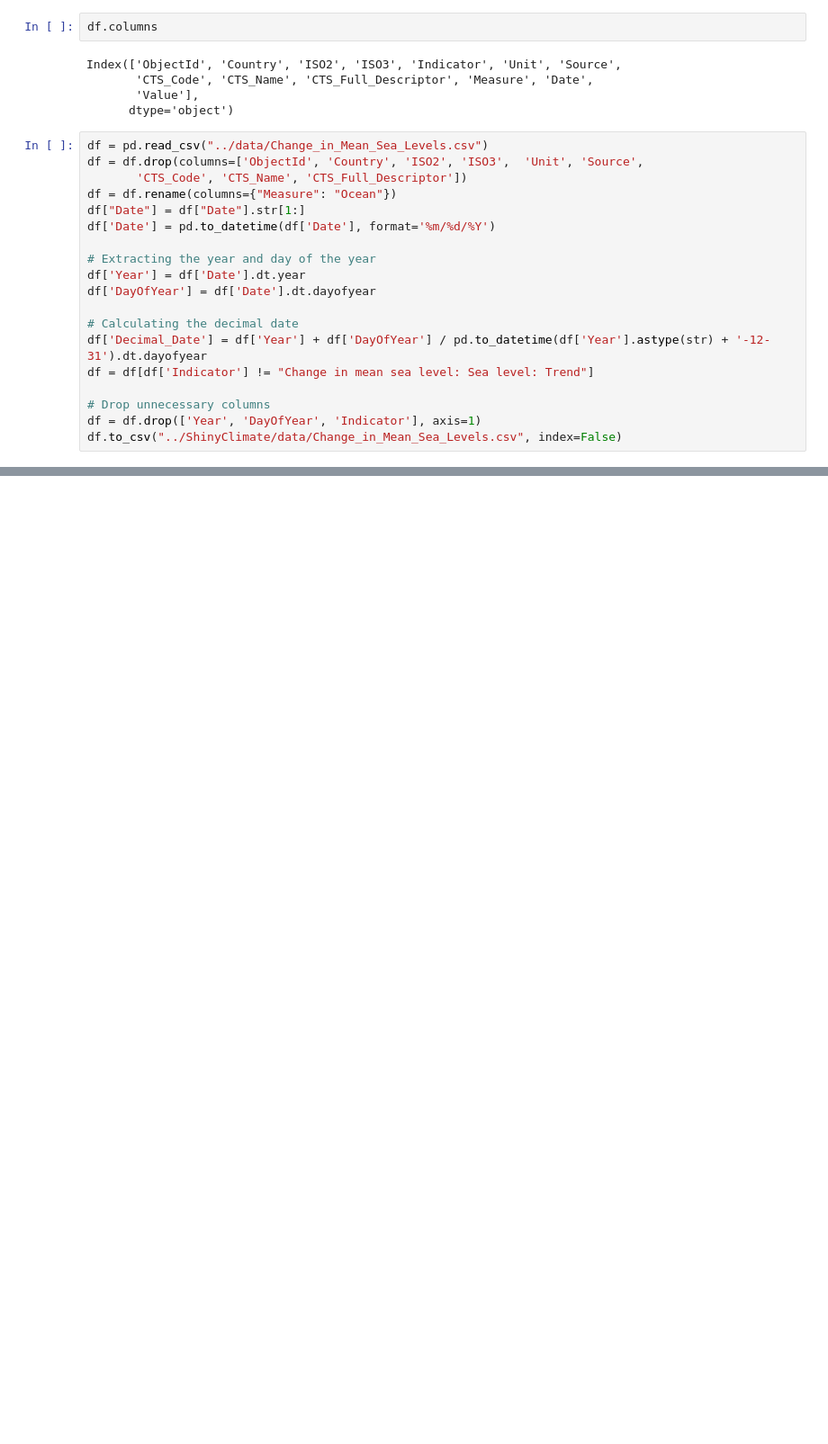
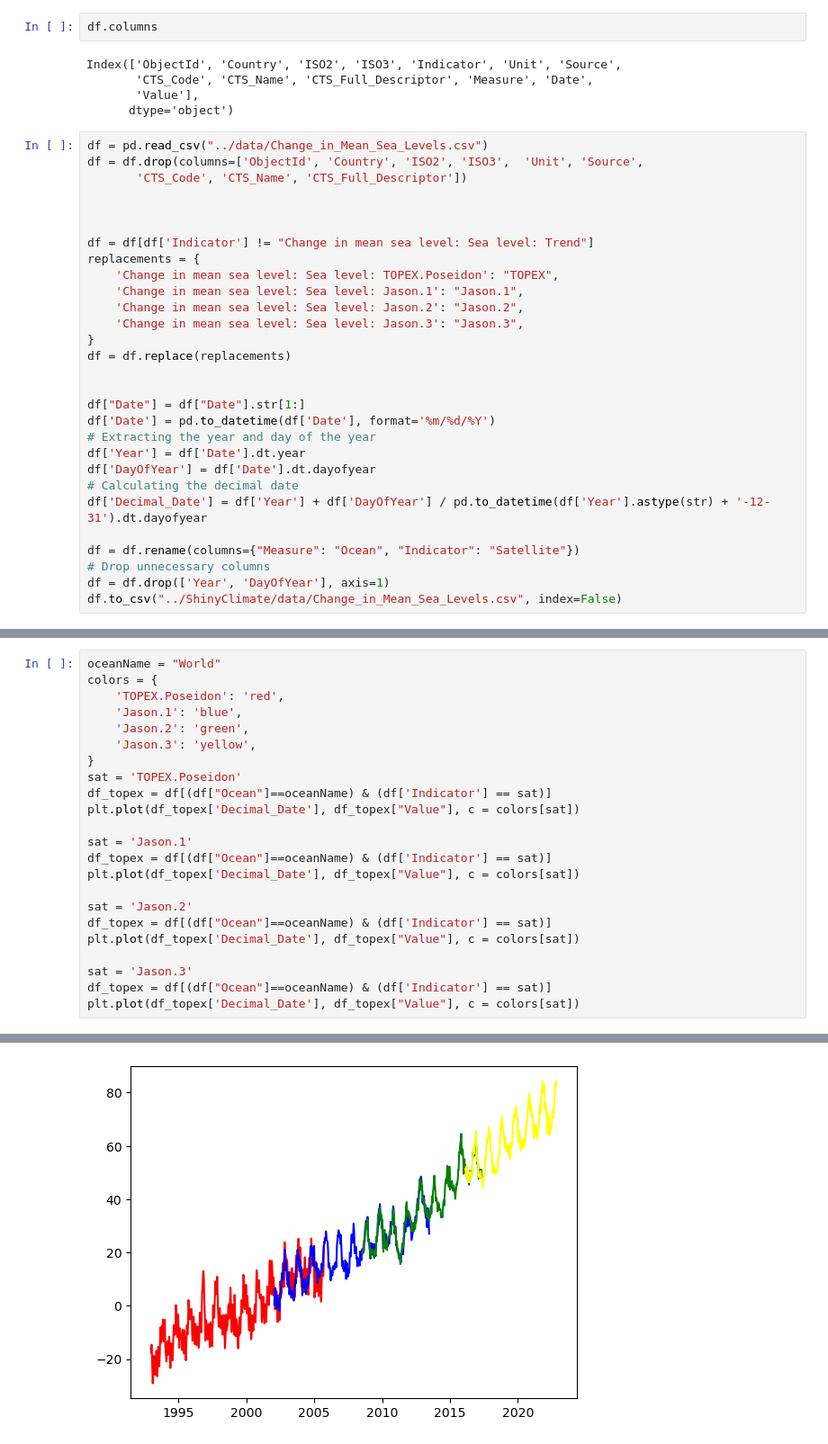
Before and after one commit to sourish33/ClimateChangeAnalysis, a Jupyter notebook: notebooks/analysis.ipynb, the cells around one changed output, grey strips where cells are left out. Shown at 90% size. Cells and saved outputs as stored; diff of their text form; blank space fills up the shorter version.

Commit message:
Ocean plot added

```diff
--- a/notebooks/analysis.ipynb
+++ b/notebooks/analysis.ipynb
@@ -220,18 +220,28 @@ Index(['ObjectId', 'Country', 'ISO2', 'ISO3', 'Indicator', 'Unit', 'Source',
 df = pd.read_csv("../data/Change_in_Mean_Sea_Levels.csv")
 df = df.drop(columns=['ObjectId', 'Country', 'ISO2', 'ISO3',  'Unit', 'Source',
        'CTS_Code', 'CTS_Name', 'CTS_Full_Descriptor'])
-df = df.rename(columns={"Measure": "Ocean"})
+
+
+
+df = df[df['Indicator'] != "Change in mean sea level: Sea level: Trend"]
+replacements = {
+    'Change in mean sea level: Sea level: TOPEX.Poseidon': "TOPEX",
+    'Change in mean sea level: Sea level: Jason.1': "Jason.1",
+    'Change in mean sea level: Sea level: Jason.2': "Jason.2",
+    'Change in mean sea level: Sea level: Jason.3': "Jason.3",
+}
+df = df.replace(replacements)
+
+
 df["Date"] = df["Date"].str[1:]
 df['Date'] = pd.to_datetime(df['Date'], format='%m/%d/%Y')
-
 # Extracting the year and day of the year
 df['Year'] = df['Date'].dt.year
 df['DayOfYear'] = df['Date'].dt.dayofyear
-
 # Calculating the decimal date
 df['Decimal_Date'] = df['Year'] + df['DayOfYear'] / pd.to_datetime(df['Year'].astype(str) + '-12-31').dt.dayofyear
-df = df[df['Indicator'] != "Change in mean sea level: Sea level: Trend"]
 
+df = df.rename(columns={"Measure": "Ocean", "Indicator": "Satellite"})
 # Drop unnecessary columns
-df = df.drop(['Year', 'DayOfYear', 'Indicator'], axis=1)
+df = df.drop(['Year', 'DayOfYear'], axis=1)
 df.to_csv("../ShinyClimate/data/Change_in_Mean_Sea_Levels.csv", index=False)
@@ -271,0 +259,24 @@ oc.head()
+# %%
+oceanName = "World"
+colors = {
+    'TOPEX.Poseidon': 'red',
+    'Jason.1': 'blue',
+    'Jason.2': 'green',
+    'Jason.3': 'yellow',
+}
+sat = 'TOPEX.Poseidon'
+df_topex = df[(df["Ocean"]==oceanName) & (df['Indicator'] == sat)]
+plt.plot(df_topex['Decimal_Date'], df_topex["Value"], c = colors[sat])
+
+sat = 'Jason.1'
+df_topex = df[(df["Ocean"]==oceanName) & (df['Indicator'] == sat)]
+plt.plot(df_topex['Decimal_Date'], df_topex["Value"], c = colors[sat])
+
+sat = 'Jason.2'
+df_topex = df[(df["Ocean"]==oceanName) & (df['Indicator'] == sat)]
+plt.plot(df_topex['Decimal_Date'], df_topex["Value"], c = colors[sat])
+
+sat = 'Jason.3'
+df_topex = df[(df["Ocean"]==oceanName) & (df['Indicator'] == sat)]
+plt.plot(df_topex['Decimal_Date'], df_topex["Value"], c = colors[sat])
+# %% [output]
@@ -271,0 +284 @@ oc.head()
+[figure, added]
```
Also changed, not shown: parts of 5 cells of this notebook, 5 other files.
